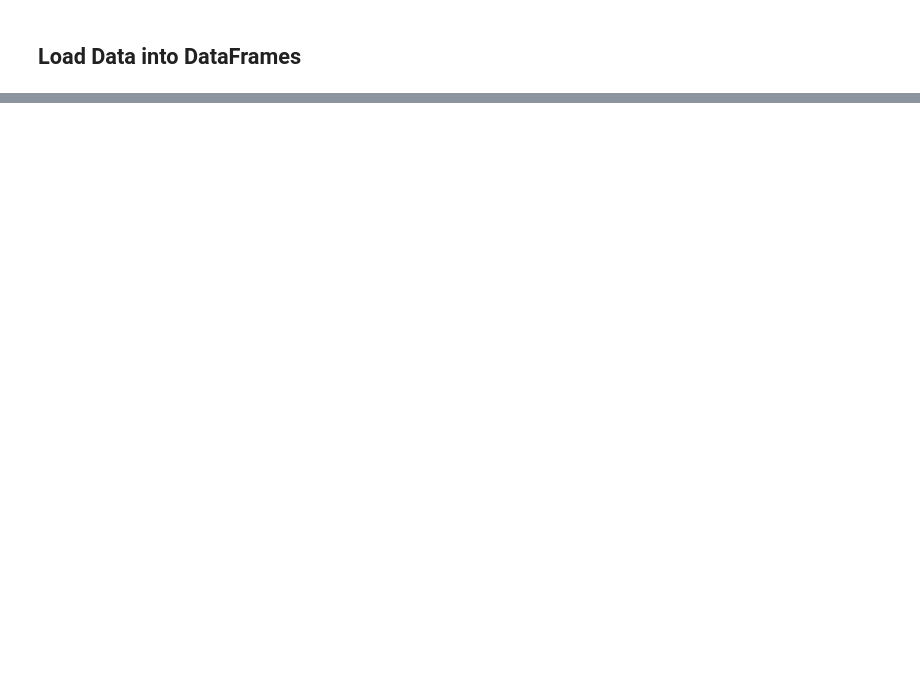
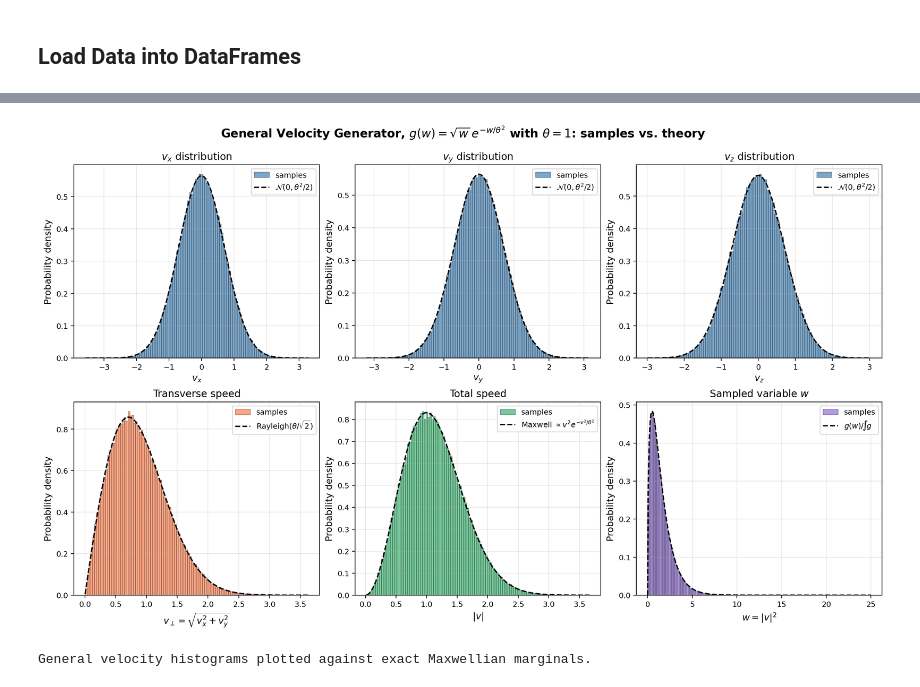
Before and after one commit to KehengZhu/bi-kappa-distribution-sampling, a Jupyter notebook: python/visualize_samples.ipynb, the cells around one changed output, grey strips where cells are left out. Drawn from its saved outputs; the diff is of its cells as text; code cells hidden in the pictures; blank space fills up the shorter version.

```diff
--- a/python/visualize_samples.ipynb
+++ b/python/visualize_samples.ipynb
@@ -136,0 +179,54 @@ General velocity 2D density maps plotted.
+# %%
+
+# Histograms against the exact Maxwellian marginals (no fitted parameters).
+sigma_iso = THETA_ISO / np.sqrt(2.0)     # per-component standard deviation
+
+fig, axes = plt.subplots(2, 3, figsize=(14, 8), dpi=200)
+fig.suptitle(r'General Velocity Generator, $g(w)=\sqrt{w}\,e^{-w/\theta^2}$ with '
+             rf'$\theta={THETA_ISO:g}$: samples vs. theory',
+             fontsize=14, fontweight='bold', y=1.05)
+
+
+def hist_with_theory(ax, data, dist, label, xlabel, title, color, xlim=None):
+    ax.hist(data, bins=120, density=True, color=color, alpha=0.7,
+            edgecolor='black', linewidth=0.3, label='samples')
+    lo, hi = (np.min(data), np.max(data)) if xlim is None else xlim
+    grid = np.linspace(lo, hi, 400)
+    ax.plot(grid, dist.pdf(grid), 'k--', linewidth=1.6, label=label)
+    ax.set_xlabel(xlabel)
+    ax.set_ylabel('Probability density')
+    ax.set_title(title)
+    ax.grid(alpha=0.3)
+    ax.legend()
+
+
+norm_iso = stats.norm(0.0, sigma_iso)
+for ax, comp in zip(axes[0], ['vx', 'vy', 'vz']):
+    hist_with_theory(ax, df_general_velocity[comp], norm_iso,
+                     rf'$\mathcal{{N}}(0,\theta^2/2)$', f'$v_{comp[1]}$',
+                     f'$v_{comp[1]}$ distribution', 'steelblue')
+
+# Transverse magnitude: Rayleigh with the same per-component sigma.
+hist_with_theory(axes[1, 0], df_general_velocity['v_perp'],
+                 stats.rayleigh(scale=sigma_iso),
+                 'Rayleigh$(\\theta/\\sqrt{2})$', r'$v_{\perp}=\sqrt{v_x^2+v_y^2}$',
+                 'Transverse speed', 'coral')
+
+# Total speed: Maxwell -- this is the curve that tests the sqrt(w) Jacobian.
+hist_with_theory(axes[1, 1], df_general_velocity['speed'],
+                 stats.maxwell(scale=sigma_iso),
+                 r'Maxwell $\propto v^2e^{-v^2/\theta^2}$', '$|v|$',
+                 'Total speed', 'mediumseagreen')
+
+# The sampled variable itself: w ~ Gamma(3/2, theta^2), i.e. g(w) normalised.
+hist_with_theory(axes[1, 2], df_general_velocity['w'],
+                 stats.gamma(1.5, scale=THETA_ISO**2),
+                 r'$g(w)/\!\int\! g$', '$w=|v|^2$',
+                 'Sampled variable $w$', 'mediumpurple', xlim=(0.0, W_MAX_ISO))
+
+plt.show()
+
+print("General velocity histograms plotted against exact Maxwellian marginals.")
+# %% [output]
+[figure, added]
+General velocity histograms plotted against exact Maxwellian marginals.
```
Also changed, not shown: parts of 27 cells of this notebook, 5 other files.
